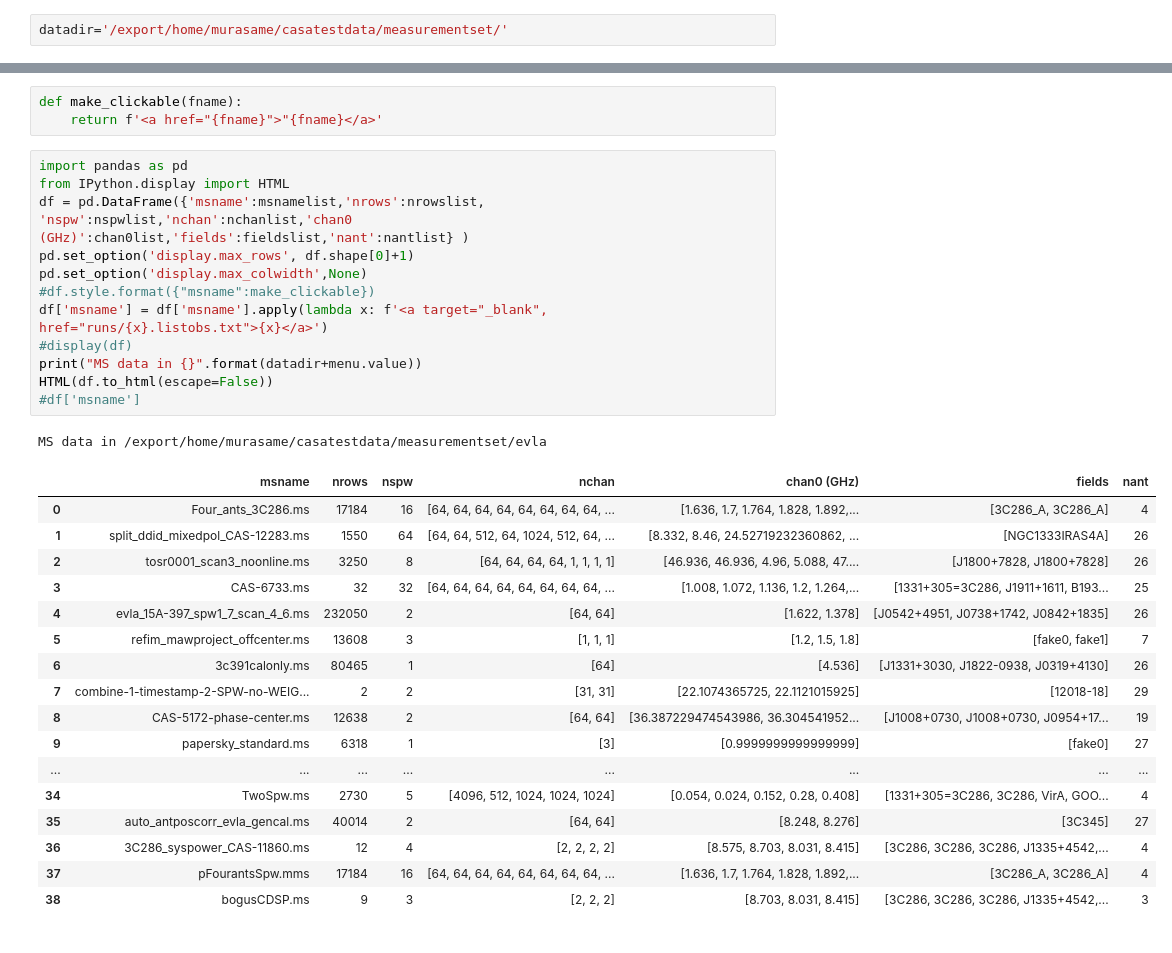
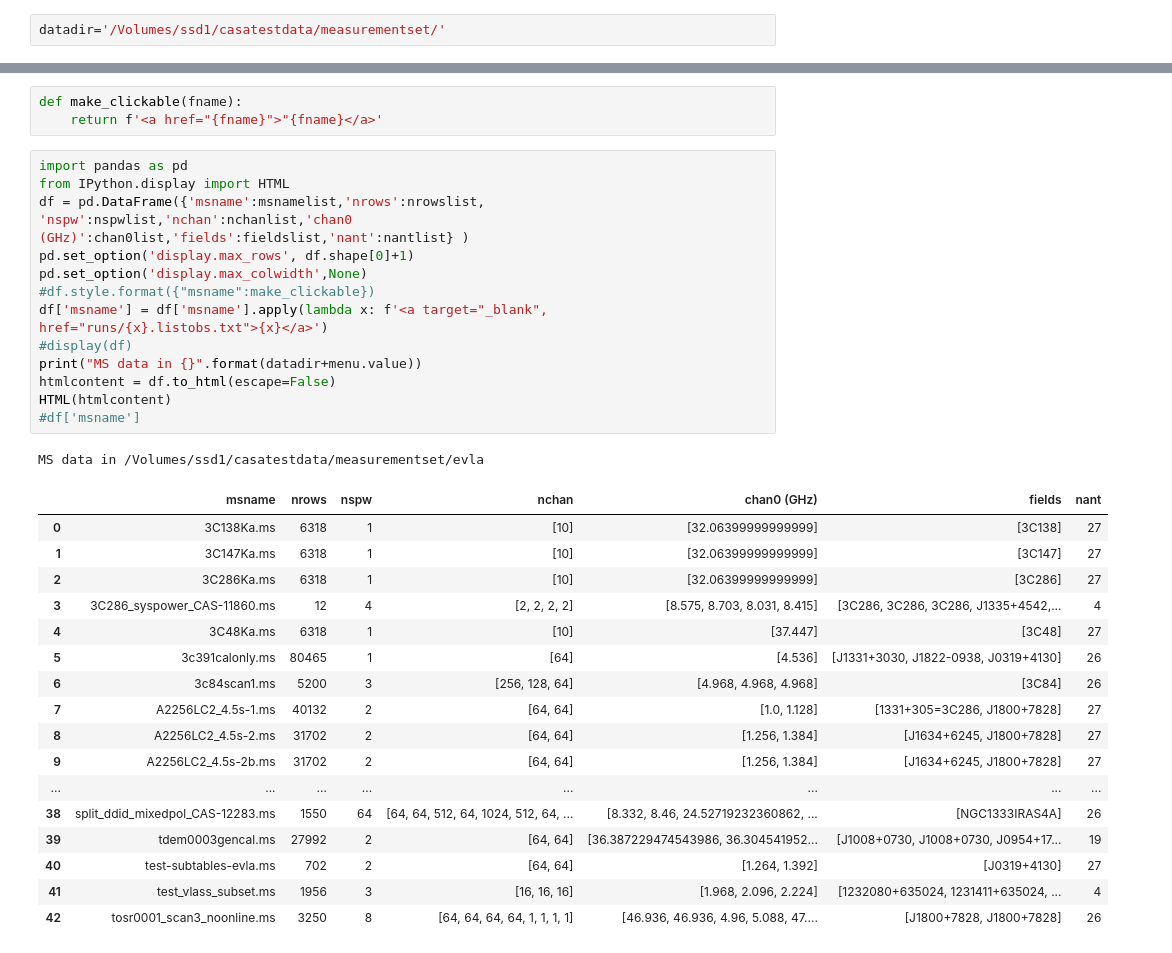
Before and after one commit to taktsutsumi/casanb, a Jupyter notebook: list_testmsdata.ipynb, the cells around one changed output, grey strips where cells are left out. Saved outputs shown, nothing was run; the diff lists cells and outputs as text.

```diff
--- a/list_testmsdata.ipynb
+++ b/list_testmsdata.ipynb
@@ -43,7 +43,7 @@ msmd = msmetadata()
 # %% [markdown]
 __Point to the casatestdata dir__
 # %%
-datadir='/export/home/murasame/casatestdata/measurementset/'
+datadir='/Volumes/ssd1/casatestdata/measurementset/'
 # %% [markdown]
 __Check sub directories__
 # %%
@@ -164,31 +287,32 @@ def make_clickable(fname):
 # %%
 import pandas as pd
 from IPython.display import HTML
 df = pd.DataFrame({'msname':msnamelist,'nrows':nrowslist, 'nspw':nspwlist,'nchan':nchanlist,'chan0 (GHz)':chan0list,'fields':fieldslist,'nant':nantlist} )
 pd.set_option('display.max_rows', df.shape[0]+1)
 pd.set_option('display.max_colwidth',None)
 #df.style.format({"msname":make_clickable})
 df['msname'] = df['msname'].apply(lambda x: f'<a target="_blank", href="runs/{x}.listobs.txt">{x}</a>')
 #display(df)
 print("MS data in {}".format(datadir+menu.value))
-HTML(df.to_html(escape=False))
+htmlcontent = df.to_html(escape=False)
+HTML(htmlcontent)
 #df['msname']
 # %% [output]
-MS data in /export/home/murasame/casatestdata/measurementset/evla
+MS data in /Volumes/ssd1/casatestdata/measurementset/evla
 |  | msname | nrows | nspw | nchan | chan0 (GHz) | fields | nant |
-| 0 | Four_ants_3C286.ms | 17184 | 16 | [64, 64, 64, 64, 64, 64, 64, 64, ... | [1.636, 1.7, 1.764, 1.828, 1.892,... | [3C286_A, 3C286_A] | 4 |
-| 1 | split_ddid_mixedpol_CAS-12283.ms | 1550 | 64 | [64, 64, 512, 64, 1024, 512, 64, ... | [8.332, 8.46, 24.52719232360862, ... | [NGC1333IRAS4A] | 26 |
-| 2 | tosr0001_scan3_noonline.ms | 3250 | 8 | [64, 64, 64, 64, 1, 1, 1, 1] | [46.936, 46.936, 4.96, 5.088, 47.... | [J1800+7828, J1800+7828] | 26 |
-| 3 | CAS-6733.ms | 32 | 32 | [64, 64, 64, 64, 64, 64, 64, 64, ... | [1.008, 1.072, 1.136, 1.2, 1.264,... | [1331+305=3C286, J1911+1611, B193... | 25 |
-| 4 | evla_15A-397_spw1_7_scan_4_6.ms | 232050 | 2 | [64, 64] | [1.622, 1.378] | [J0542+4951, J0738+1742, J0842+1835] | 26 |
-| 5 | refim_mawproject_offcenter.ms | 13608 | 3 | [1, 1, 1] | [1.2, 1.5, 1.8] | [fake0, fake1] | 7 |
-| 6 | 3c391calonly.ms | 80465 | 1 | [64] | [4.536] | [J1331+3030, J1822-0938, J0319+4130] | 26 |
-| 7 | combine-1-timestamp-2-SPW-no-WEIG... | 2 | 2 | [31, 31] | [22.1074365725, 22.1121015925] | [12018-18] | 29 |
-| 8 | CAS-5172-phase-center.ms | 12638 | 2 | [64, 64] | [36.387229474543986, 36.304541952... | [J1008+0730, J1008+0730, J0954+17... | 19 |
-| 9 | papersky_standard.ms | 6318 | 1 | [3] | [0.9999999999999999] | [fake0] | 27 |
+| 0 | 3C138Ka.ms | 6318 | 1 | [10] | [32.06399999999999] | [3C138] | 27 |
+| 1 | 3C147Ka.ms | 6318 | 1 | [10] | [32.06399999999999] | [3C147] | 27 |
+| 2 | 3C286Ka.ms | 6318 | 1 | [10] | [32.06399999999999] | [3C286] | 27 |
+| 3 | 3C286_syspower_CAS-11860.ms | 12 | 4 | [2, 2, 2, 2] | [8.575, 8.703, 8.031, 8.415] | [3C286, 3C286, 3C286, J1335+4542,... | 4 |
+| 4 | 3C48Ka.ms | 6318 | 1 | [10] | [37.447] | [3C48] | 27 |
+| 5 | 3c391calonly.ms | 80465 | 1 | [64] | [4.536] | [J1331+3030, J1822-0938, J0319+4130] | 26 |
+| 6 | 3c84scan1.ms | 5200 | 3 | [256, 128, 64] | [4.968, 4.968, 4.968] | [3C84] | 26 |
+| 7 | A2256LC2_4.5s-1.ms | 40132 | 2 | [64, 64] | [1.0, 1.128] | [1331+305=3C286, J1800+7828] | 27 |
+| 8 | A2256LC2_4.5s-2.ms | 31702 | 2 | [64, 64] | [1.256, 1.384] | [J1634+6245, J1800+7828] | 27 |
+| 9 | A2256LC2_4.5s-2b.ms | 31702 | 2 | [64, 64] | [1.256, 1.384] | [J1634+6245, J1800+7828] | 27 |
 | ... | ... | ... | ... | ... | ... | ... | ... |
-| 34 | TwoSpw.ms | 2730 | 5 | [4096, 512, 1024, 1024, 1024] | [0.054, 0.024, 0.152, 0.28, 0.408] | [1331+305=3C286, 3C286, VirA, GOO... | 4 |
-| 35 | auto_antposcorr_evla_gencal.ms | 40014 | 2 | [64, 64] | [8.248, 8.276] | [3C345] | 27 |
-| 36 | 3C286_syspower_CAS-11860.ms | 12 | 4 | [2, 2, 2, 2] | [8.575, 8.703, 8.031, 8.415] | [3C286, 3C286, 3C286, J1335+4542,... | 4 |
-| 37 | pFourantsSpw.mms | 17184 | 16 | [64, 64, 64, 64, 64, 64, 64, 64, ... | [1.636, 1.7, 1.764, 1.828, 1.892,... | [3C286_A, 3C286_A] | 4 |
-| 38 | bogusCDSP.ms | 9 | 3 | [2, 2, 2] | [8.703, 8.031, 8.415] | [3C286, 3C286, 3C286, J1335+4542,... | 3 |
+| 38 | split_ddid_mixedpol_CAS-12283.ms | 1550 | 64 | [64, 64, 512, 64, 1024, 512, 64, ... | [8.332, 8.46, 24.52719232360862, ... | [NGC1333IRAS4A] | 26 |
+| 39 | tdem0003gencal.ms | 27992 | 2 | [64, 64] | [36.387229474543986, 36.304541952... | [J1008+0730, J1008+0730, J0954+17... | 19 |
+| 40 | test-subtables-evla.ms | 702 | 2 | [64, 64] | [1.264, 1.392] | [J0319+4130] | 27 |
+| 41 | test_vlass_subset.ms | 1956 | 3 | [16, 16, 16] | [1.968, 2.096, 2.224] | [1232080+635024, 1231411+635024, ... | 4 |
+| 42 | tosr0001_scan3_noonline.ms | 3250 | 8 | [64, 64, 64, 64, 1, 1, 1, 1] | [46.936, 46.936, 4.96, 5.088, 47.... | [J1800+7828, J1800+7828] | 26 |
```
Also changed, not shown: parts of 6 cells of this notebook.
